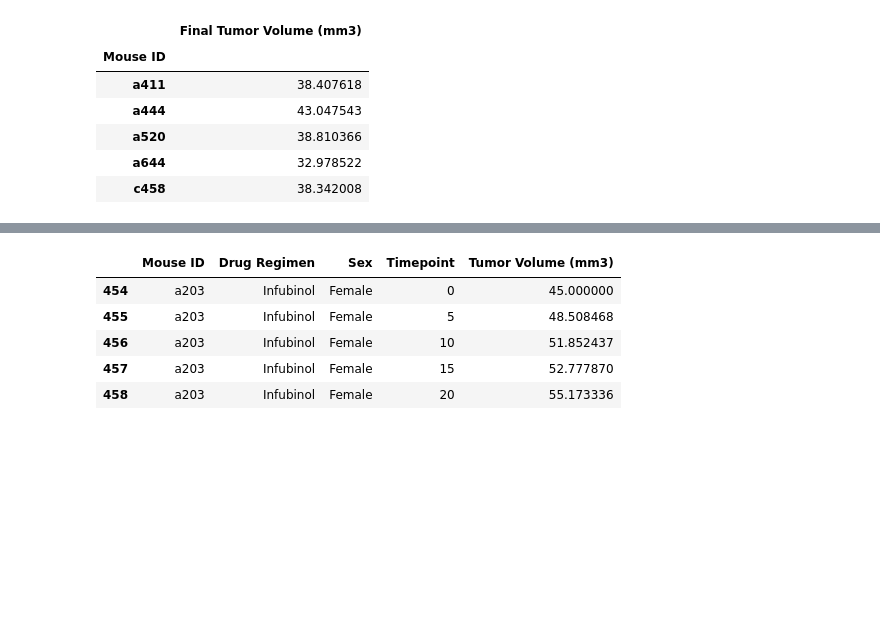
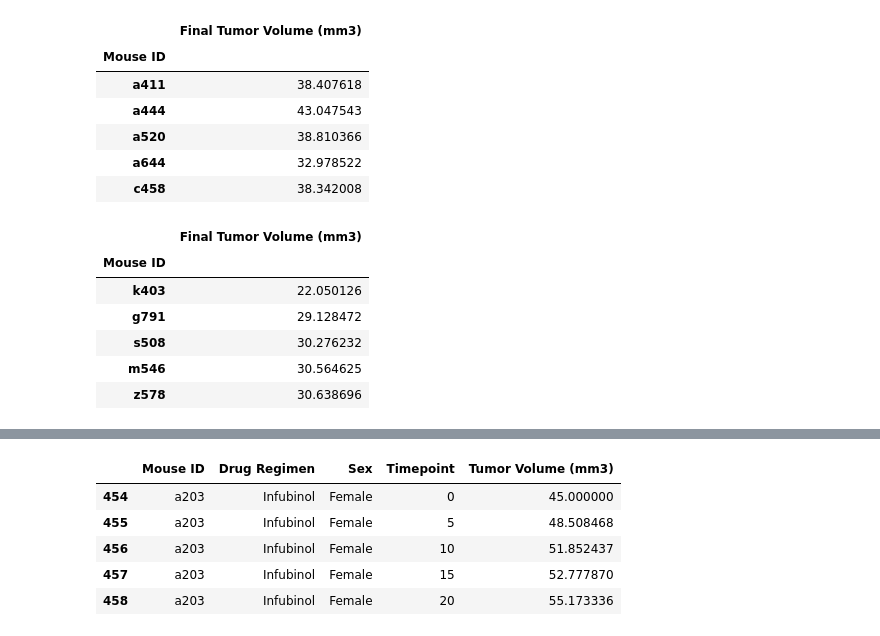
Before and after one commit to uzmabb182/Matplotlib-Assignment, a Jupyter notebook: pymaceuticals_starter_homework.ipynb, the cells around one changed output, grey strips where cells are left out. Drawn from its saved outputs; the diff is of its cells as text; code cells hidden in the pictures; blank space fills up the shorter version.

```diff
--- a/pymaceuticals_starter_homework.ipynb
+++ b/pymaceuticals_starter_homework.ipynb
@@ -708,3 +743,16 @@ df2.head()
 | a520 | 38.810366 |
 | a644 | 32.978522 |
 | c458 | 38.342008 |
+# %%
+# We need to sort the data to determine which could be outliers
+# Sorting the data in ascending order
+df2 = df2.sort_values('Final Tumor Volume (mm3)', ascending=True)
+df2.head()
+# %% [output]
+|  | Final Tumor Volume (mm3) |
+| Mouse ID |  |
+| k403 | 22.050126 |
+| g791 | 29.128472 |
+| s508 | 30.276232 |
+| m546 | 30.564625 |
+| z578 | 30.638696 |
```
Also changed, not shown: parts of 21 cells of this notebook.
